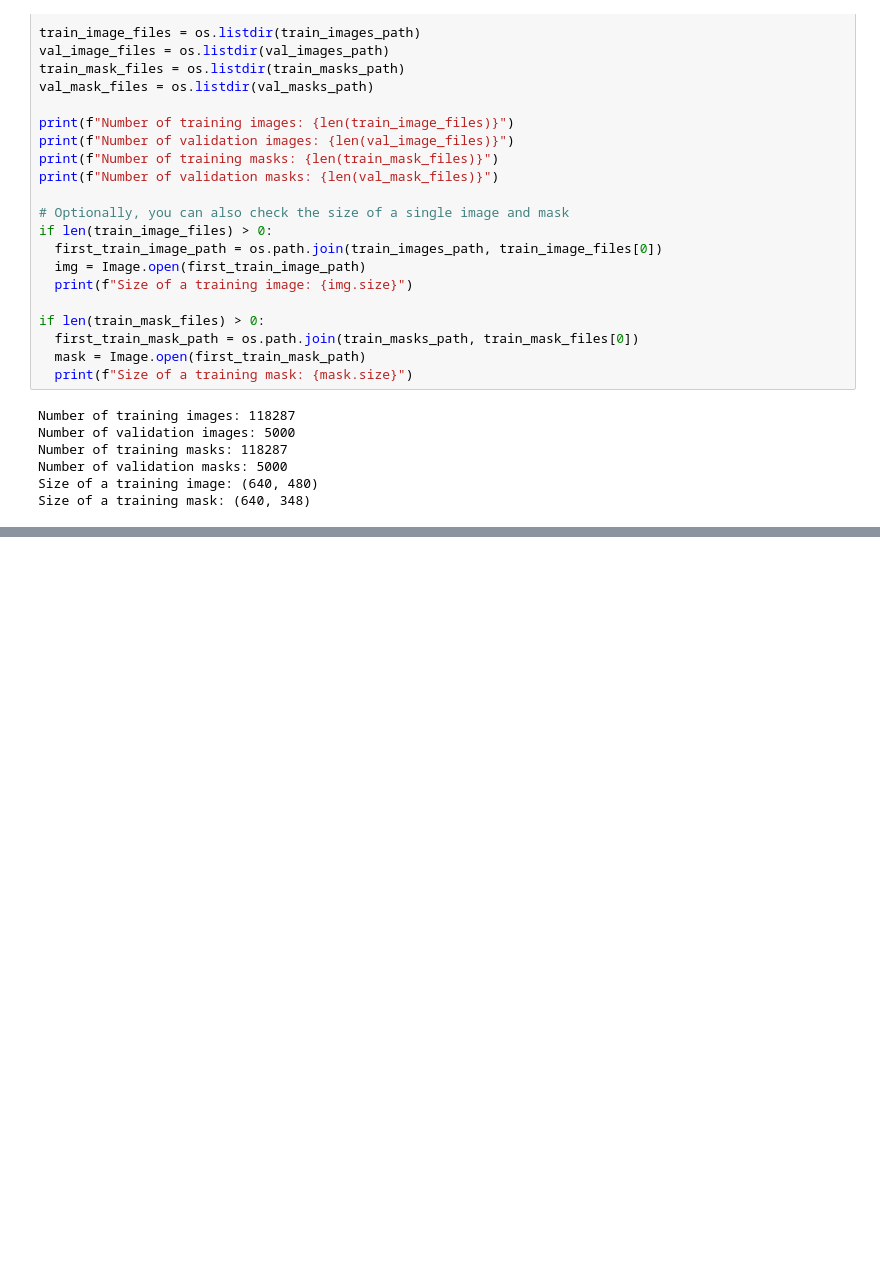
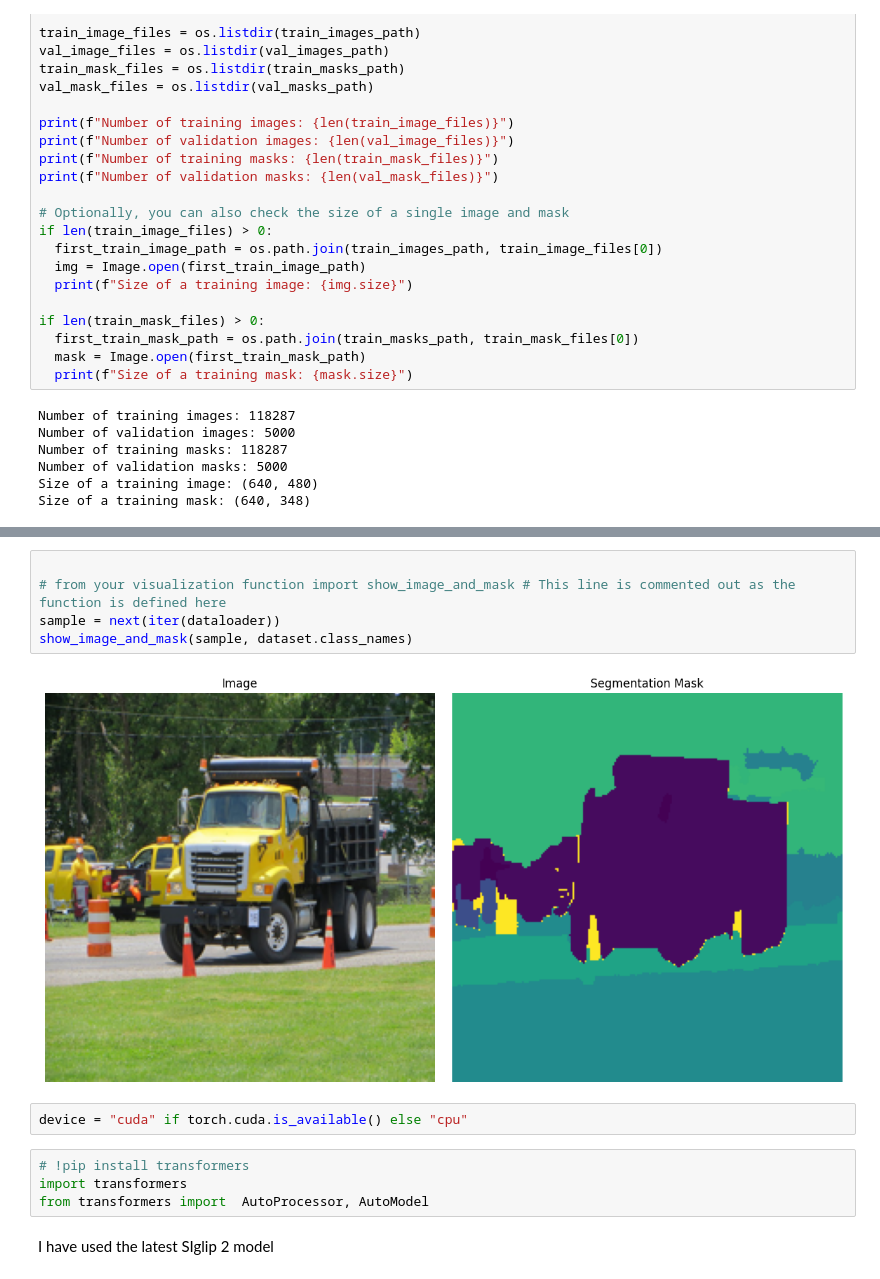
Before and after one commit to praymesh/CAT-SEG-Test, a Jupyter notebook: Dataset_modelling.ipynb, the cells around one changed output, grey strips where cells are left out. Saved outputs shown, nothing was run; the diff lists cells and outputs as text; blank space fills up the shorter version.

```diff
--- a/Dataset_modelling.ipynb
+++ b/Dataset_modelling.ipynb
@@ -177,0 +335,15 @@ Size of a training mask: (640, 348)
+# %%
+
+# from your visualization function import show_image_and_mask # This line is commented out as the function is defined here
+sample = next(iter(dataloader))
+show_image_and_mask(sample, dataset.class_names)
+# %% [output]
+[figure, added]
+# %%
+device = "cuda" if torch.cuda.is_available() else "cpu"
+# %%
+# !pip install transformers
+import transformers
+from transformers import  AutoProcessor, AutoModel
+# %% [markdown]
+I have used the latest SIglip 2 model
```
Also changed, not shown: parts of 9 cells of this notebook.
